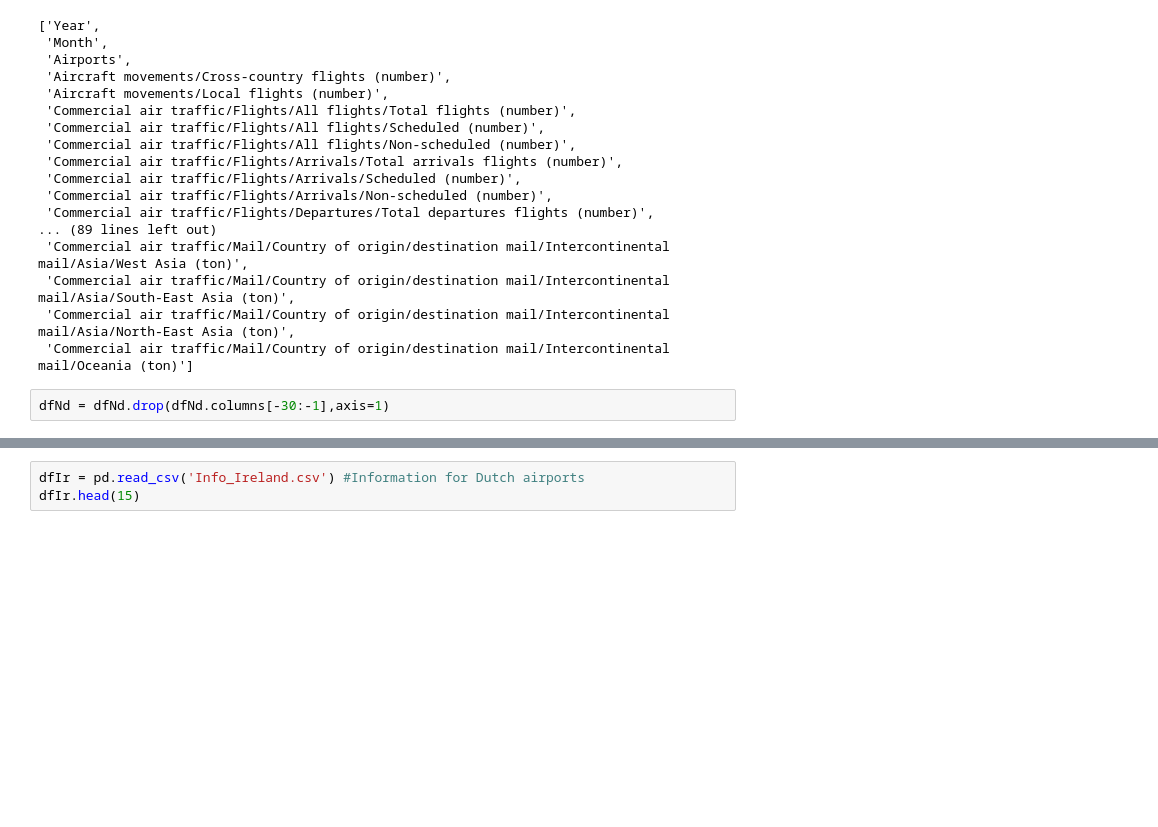
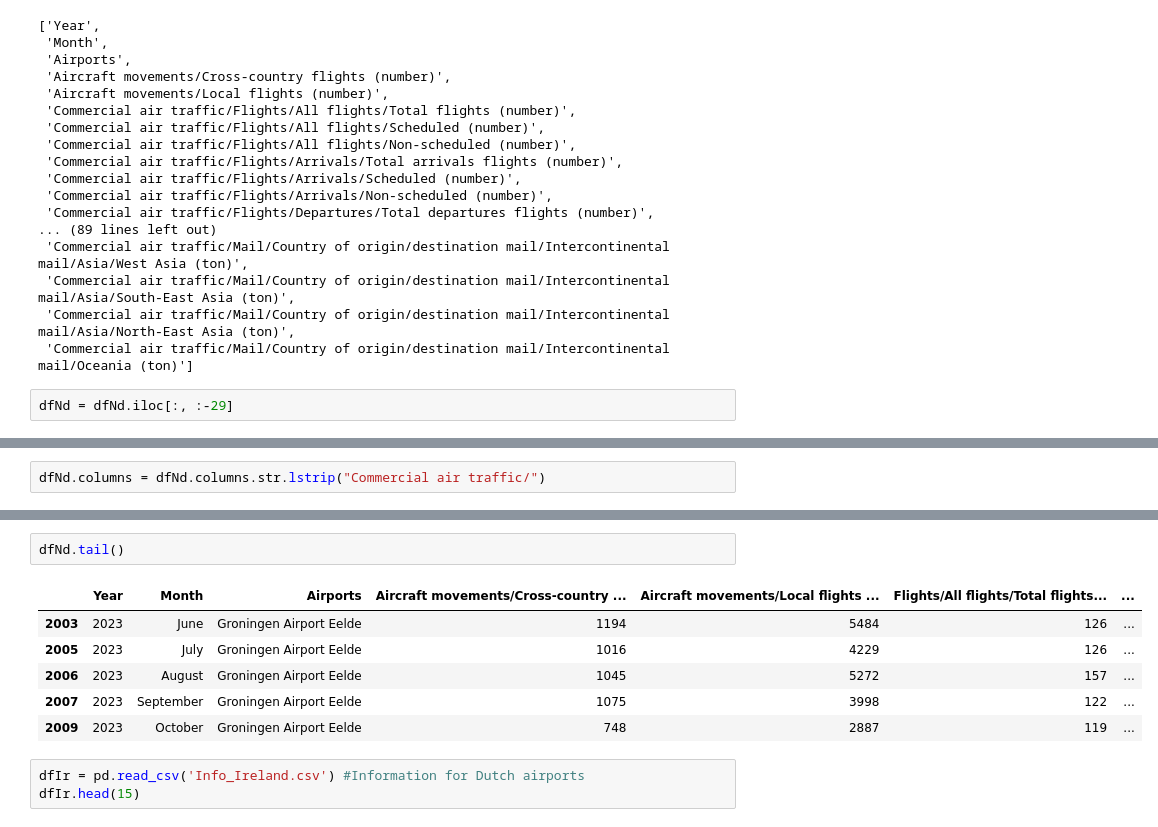
Before and after one commit to RubenCharleston/MSc_CA2_2021116, a Jupyter notebook: CA2.ipynb, the cells around one changed output, grey strips where cells are left out. Drawn from its saved outputs; the diff is of its cells as text; blank space fills up the shorter version.

```diff
--- a/CA2.ipynb
+++ b/CA2.ipynb
@@ -198,8 +198,8 @@ list(dfNd.columns)
  'Commercial air traffic/Mail/Country of origin/destination mail/Intercontinental mail/Asia/South-East Asia (ton)',
  'Commercial air traffic/Mail/Country of origin/destination mail/Intercontinental mail/Asia/North-East Asia (ton)',
  'Commercial air traffic/Mail/Country of origin/destination mail/Intercontinental mail/Oceania (ton)']
-# %%
-dfNd = dfNd.drop(dfNd.columns[-30:-1],axis=1)
+# %%
+dfNd = dfNd.iloc[:, :-29]
 # %%
 list(dfNd.columns)
 # %% [output]
@@ -222,0 +223,2 @@ list(dfNd.columns)
+# %%
+dfNd.columns = dfNd.columns.str.lstrip("Commercial air traffic/")
@@ -223,3 +245,12 @@ list(dfNd.columns)
+# %%
+dfNd.tail()
+# %% [output]
+|  | Year | Month | Airports | Aircraft movements/Cross-country ... | Aircraft movements/Local flights ... | Flights/All flights/Total flights... | ... |
+| 2003 | 2023 | June | Groningen Airport Eelde | 1194 | 5484 | 126 | ... |
+| 2005 | 2023 | July | Groningen Airport Eelde | 1016 | 4229 | 126 | ... |
+| 2006 | 2023 | August | Groningen Airport Eelde | 1045 | 5272 | 157 | ... |
+| 2007 | 2023 | September | Groningen Airport Eelde | 1075 | 3998 | 122 | ... |
+| 2009 | 2023 | October | Groningen Airport Eelde | 748 | 2887 | 119 | ... |
 # %%
 dfIr = pd.read_csv('Info_Ireland.csv') #Information for Dutch airports
 dfIr.head(15)
```
Also changed, not shown: parts of 9 cells of this notebook.
